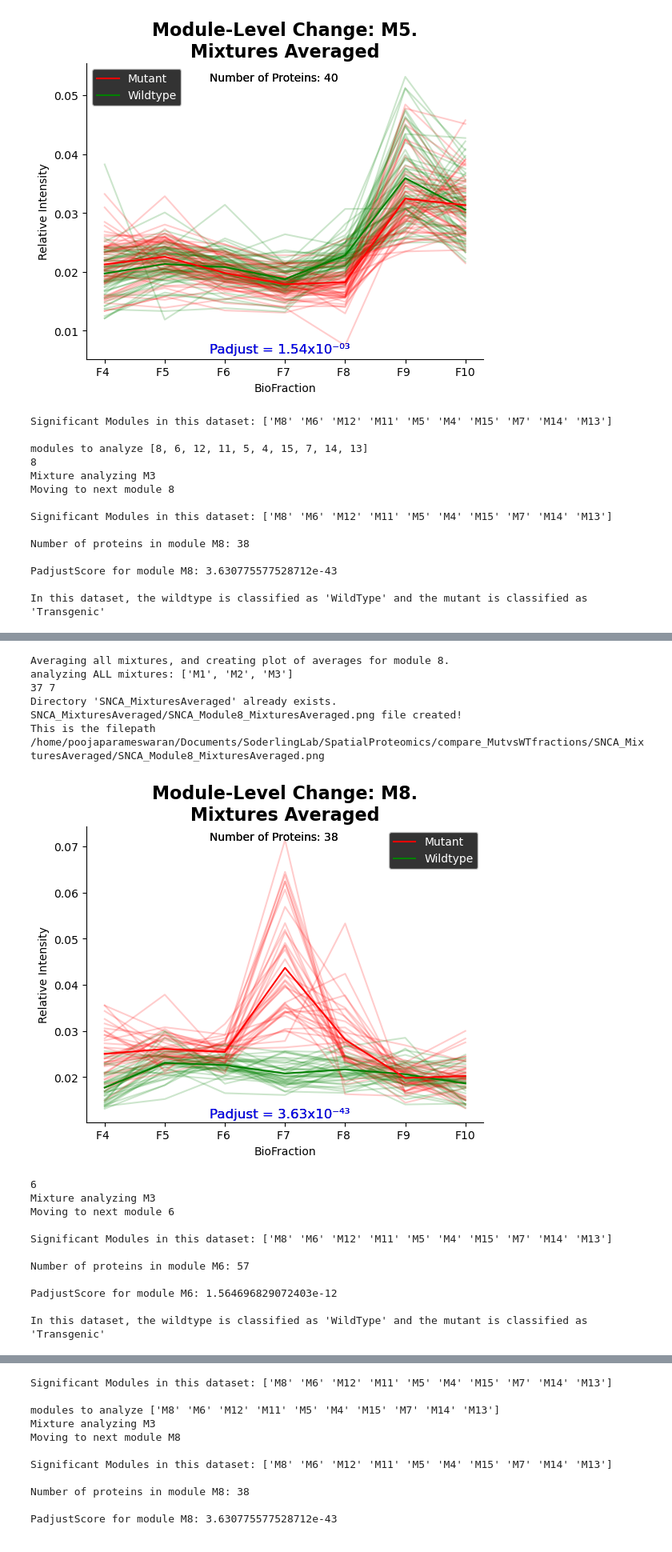
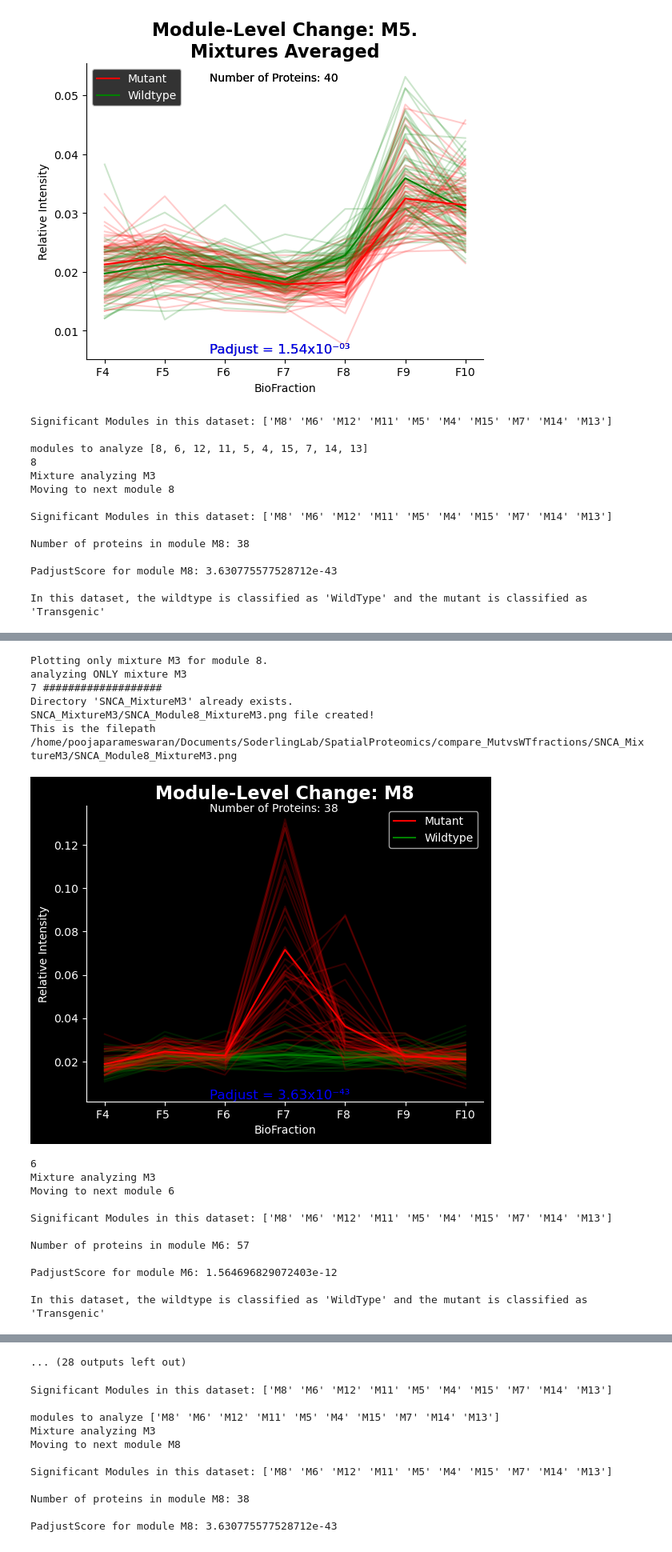
Before and after one commit to ssoderlinglab/SpatialProteomics, a Jupyter notebook: compare_MutvsWTfractions/WT_Mut_fractionPlot.ipynb, the cells around one changed output, grey strips where cells are left out. Shown at 80% size. Saved outputs shown, nothing was run; the diff lists cells and outputs as text; code cells hidden in the pictures.

```diff
--- a/compare_MutvsWTfractions/WT_Mut_fractionPlot.ipynb
+++ b/compare_MutvsWTfractions/WT_Mut_fractionPlot.ipynb
@@ -476,9 +476,9 @@ def main():
     global mixture_to_analyze, gene_analyzing, foldername, currentdir, abspath, transformedfile, module_results_file
     global wildtype, mutant, proteins, fractions, genes, mixtures
 
-    average_mixtures = True  # True to average all mixtures
+    average_mixtures = False  # True to average all mixtures
     mixture_to_analyze = "M3"  # Specify mixture; ignored if averaging
-    significant_module = None  # None to analyze all modules
+    significant_module = 2  # None to analyze all modules
 
     # Common initial steps
     geneAnalysis, transformeddatadf, partition_df = gene_file_to_analyze(gene_analyzing, transformedfile, module_results_file)
@@ -499,40 +499,40 @@ def main():
         plot_wt(wildtype_dict, mixture_to_analyze)
         mutant_dict = pull_Module_MUT_data(newdf, proteins, genes, fractions, mixtures)
         plot_MUT(mutant_dict, mixture_to_analyze)
 
         if average_mixtures:
             print(f"Averaging all mixtures, and creating plot of averages for module {module}.")
             find_avg_plots(wildtype_dict, mutant_dict, module, pAdjustScore, nprots, mixtures)
         else:
             print(f"Plotting only mixture {mixture_to_analyze} for module {module}.")
             WT, MUT, mixture_to_analyze = plot_MUTWT_1mix(wildtype_dict, mutant_dict, module, pAdjustScore, nprots, mixture_to_analyze)
 
     return
 
 main()
 # %% [output]
 Significant Modules in this dataset: ['M8' 'M6' 'M12' 'M11' 'M5' 'M4' 'M15' 'M7' 'M14' 'M13']
 
 modules to analyze [8, 6, 12, 11, 5, 4, 15, 7, 14, 13]
 8
 Mixture analyzing M3
 Moving to next module 8
 
 Significant Modules in this dataset: ['M8' 'M6' 'M12' 'M11' 'M5' 'M4' 'M15' 'M7' 'M14' 'M13']
 
 Number of proteins in module M8: 38
 
 PadjustScore for module M8: 3.630775577528712e-43
 
 In this dataset, the wildtype is classified as 'WildType' and the mutant is classified as 'Transgenic'
 [figure]
-Averaging all mixtures, and creating plot of averages for module 8.
-analyzing ALL mixtures: ['M1', 'M2', 'M3']
-37 7
-Directory 'SNCA_MixturesAveraged' already exists.
-SNCA_MixturesAveraged/SNCA_Module8_MixturesAveraged.png file created!
-This is the filepath /home/poojaparameswaran/Documents/SoderlingLab/SpatialProteomics/compare_MutvsWTfractions/SNCA_MixturesAveraged/SNCA_Module8_MixturesAveraged.png
+Plotting only mixture M3 for module 8.
+analyzing ONLY mixture M3
+7 ###################
+Directory 'SNCA_MixtureM3' already exists.
+SNCA_MixtureM3/SNCA_Module8_MixtureM3.png file created!
+This is the filepath /home/poojaparameswaran/Documents/SoderlingLab/SpatialProteomics/compare_MutvsWTfractions/SNCA_MixtureM3/SNCA_Module8_MixtureM3.png
-[figure, old version]
+[figure, new version]
 6
 Mixture analyzing M3
 Moving to next module 6
@@ -547,0 +574 @@ KeyboardInterrupt:
+... (28 outputs left out)
```
Also changed, not shown: parts of 2 cells of this notebook.
